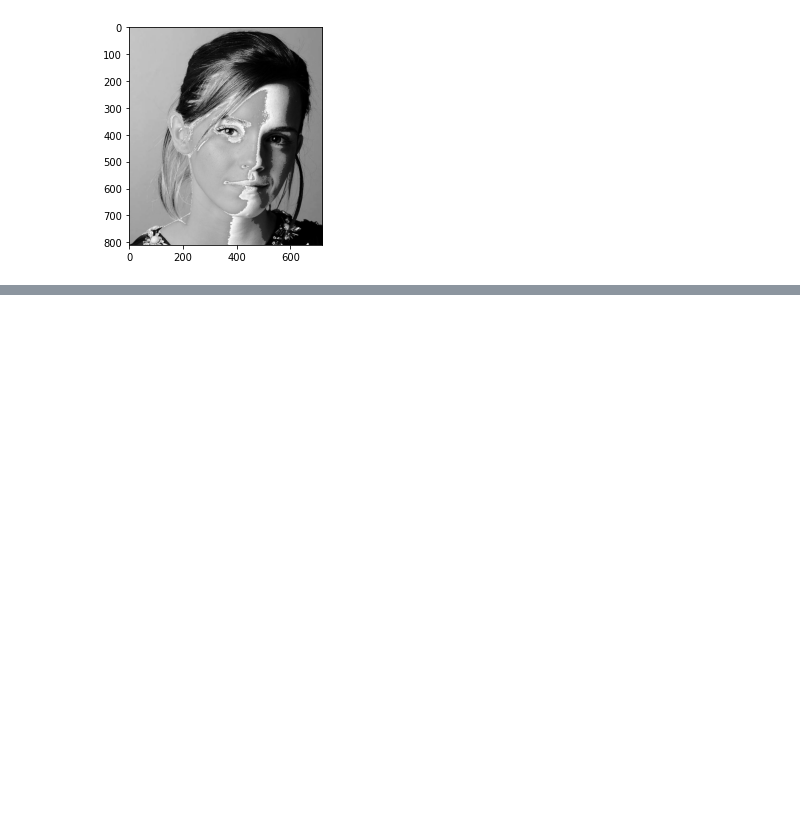
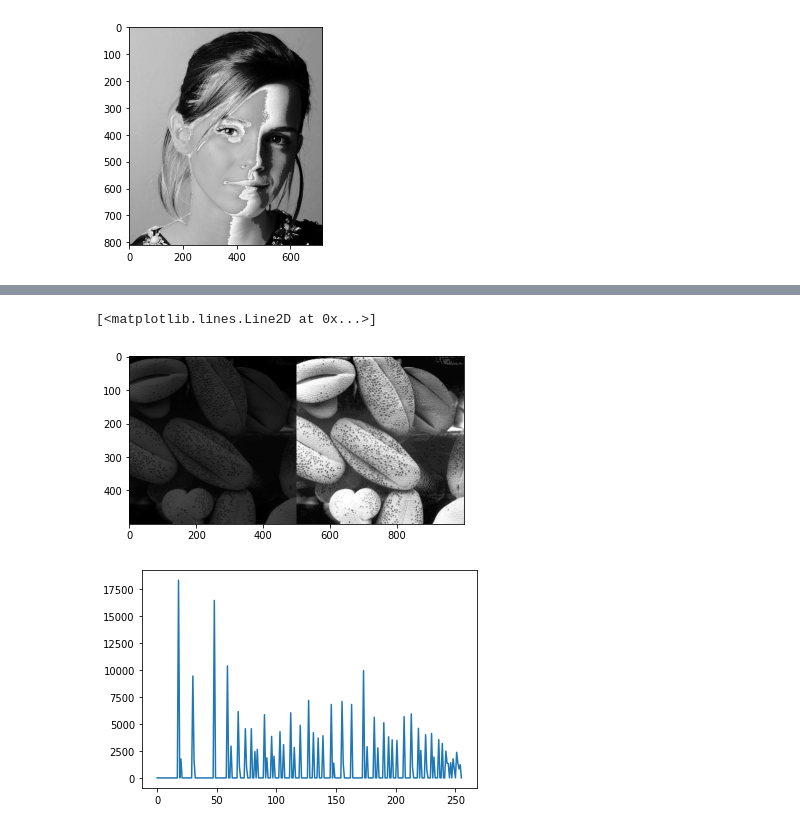
Before and after one commit to maleeshaRuvindi/EN2550_assignment1, a Jupyter notebook: 190535D_Assignment1.ipynb, the cells around one changed output, grey strips where cells are left out. Saved outputs shown, nothing was run; the diff lists cells and outputs as text; code cells hidden in the pictures; blank space fills up the shorter version.

```diff
--- a/190535D_Assignment1.ipynb
+++ b/190535D_Assignment1.ipynb
@@ -32,0 +96,26 @@ ax3.imshow(newimg2)
+# %%
+eq=np.zeros(256,dtype=int)
+MN=len(f)*len(f[0])
+cumsum=0
+for z in range(256):
+    cumsum+=hist[z]
+    eq[z]+=int((255/MN)*cumsum)
+f2=cv.LUT(f,eq)
+eqhist=np.zeros(256)
+for i in f2:
+    for j in i:
+        eqhist[j]+=1
+
+f2=f2.astype(np.float32)
+newf2 = cv.cvtColor(f2,cv.COLOR_BGR2RGB)
+#fig1,ax1 = plt.subplots()
+#ax1.imshow(newf2,cmap='gray',vmin=0,vmax=0)
+#plt.show()
+res = np.hstack ( ( f ,f2 ) )
+plt.imshow(res, cmap='gray' )
+fig2,ax2=plt.subplots()
+ax2.plot(eqhist)
+# %% [output]
+[<matplotlib.lines.Line2D at 0x...>]
+[figure, added]
+[figure, added]
```
Also changed, not shown: parts of 3 cells of this notebook.
